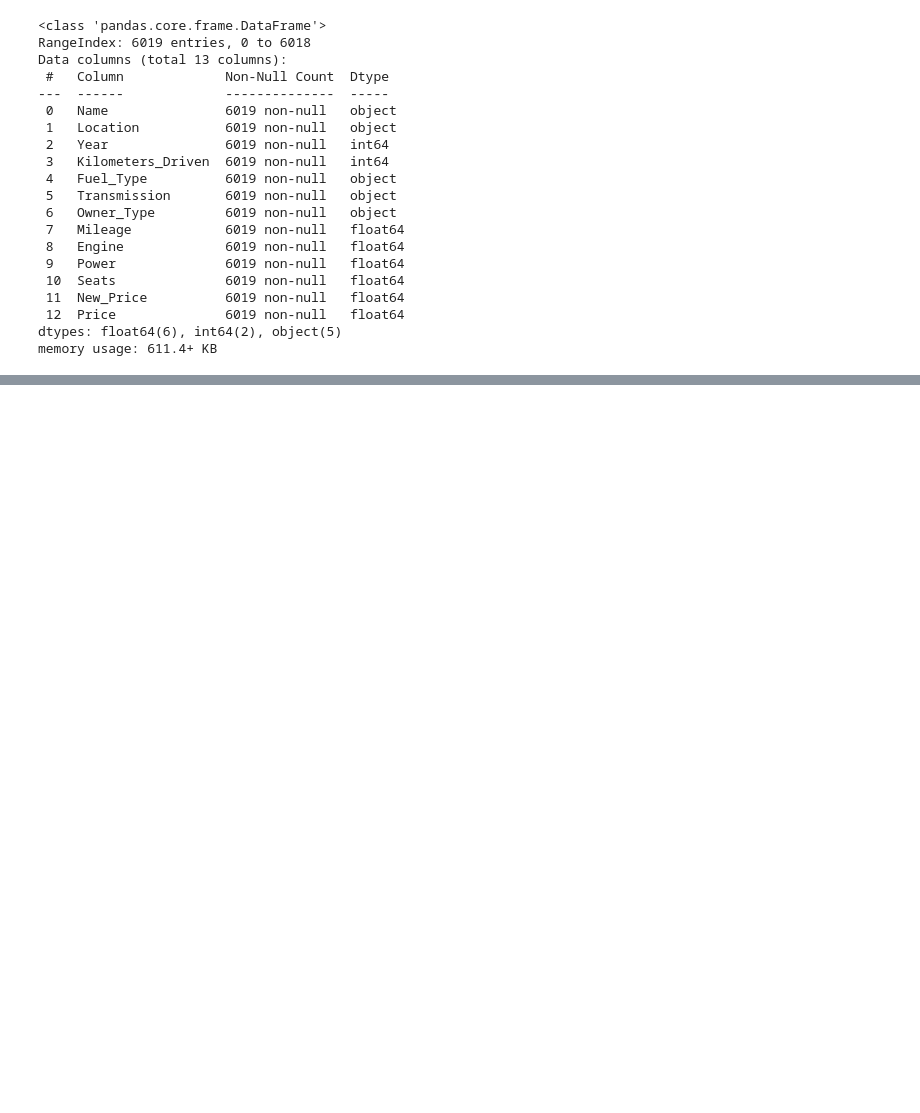
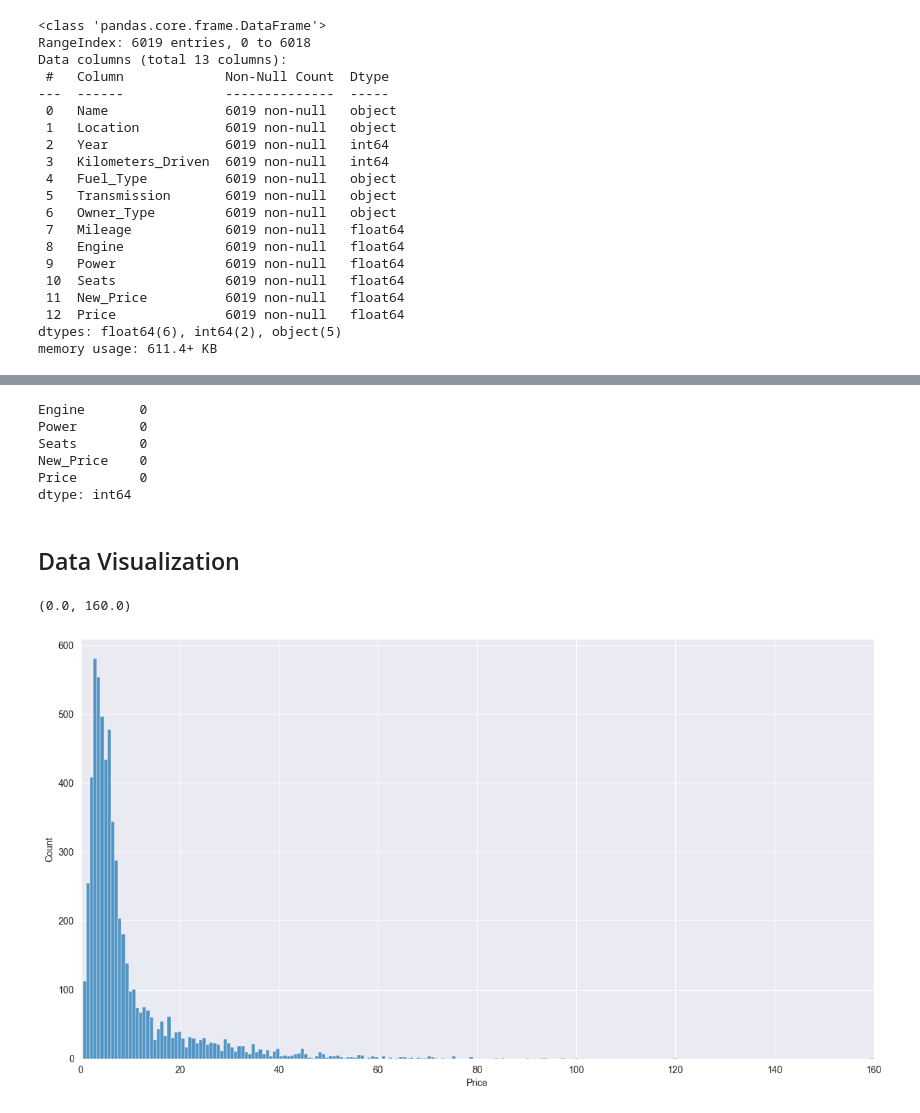
Before and after one commit to itssahilwhat/WorthWheels, a Jupyter notebook: main.ipynb, the cells around one changed output, grey strips where cells are left out. Cells and saved outputs as stored; diff of their text form; code cells hidden in the pictures; blank space fills up the shorter version.

```diff
--- a/main.ipynb
+++ b/main.ipynb
@@ -362,0 +380,18 @@ memory usage: 611.4+ KB
+# %%
+train_data.isnull().sum().tail()
+# %% [output]
+Engine       0
+Power        0
+Seats        0
+New_Price    0
+Price        0
+dtype: int64
+# %% [markdown]
+## Data Visualization
+# %%
+f, ax = plt.subplots(figsize=(15,8))
+sns.histplot(train_data['Price'])
+plt.xlim([0,160])
+# %% [output]
+(0.0, 160.0)
+[figure, added]
```
Also changed, not shown: parts of 14 cells of this notebook.
